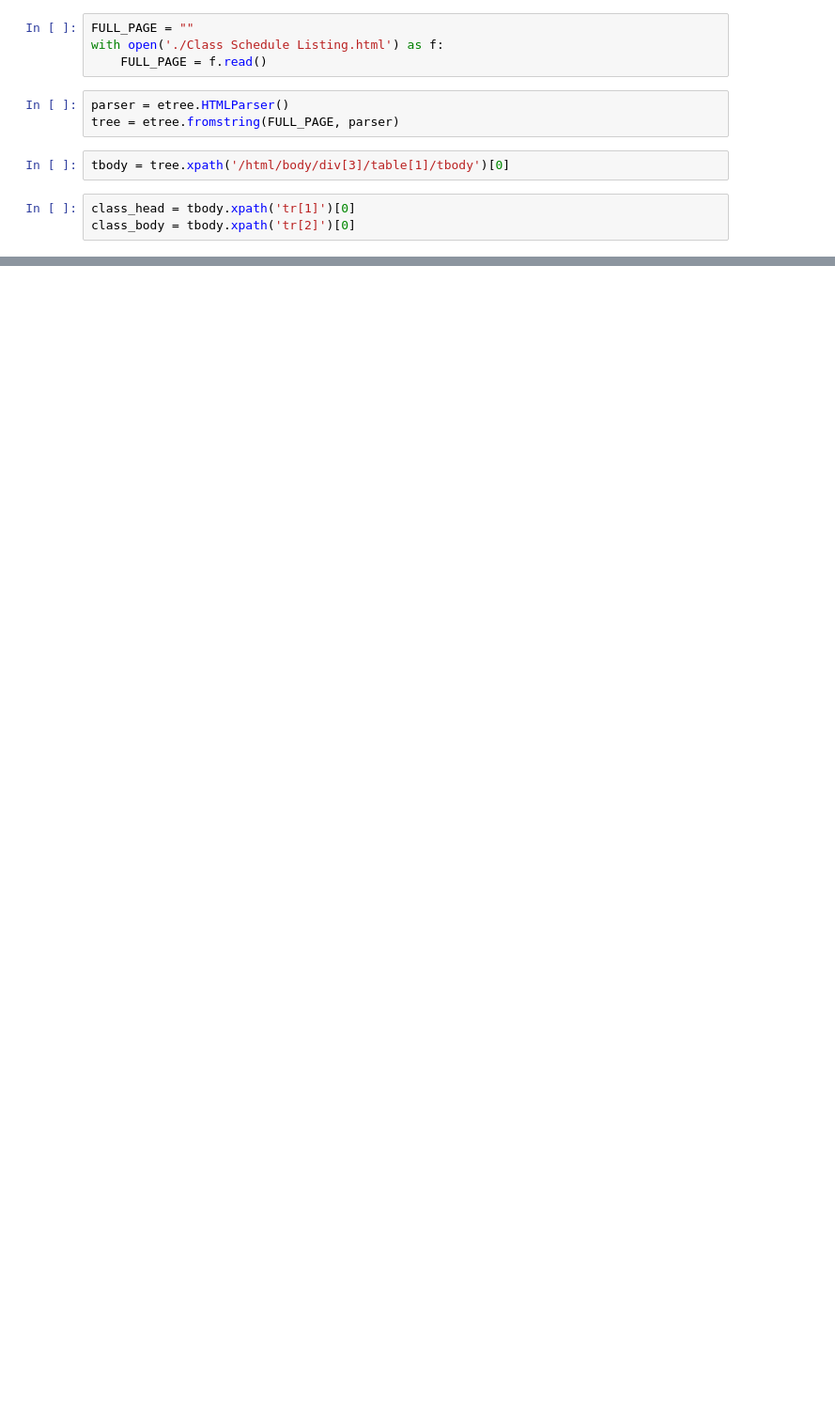
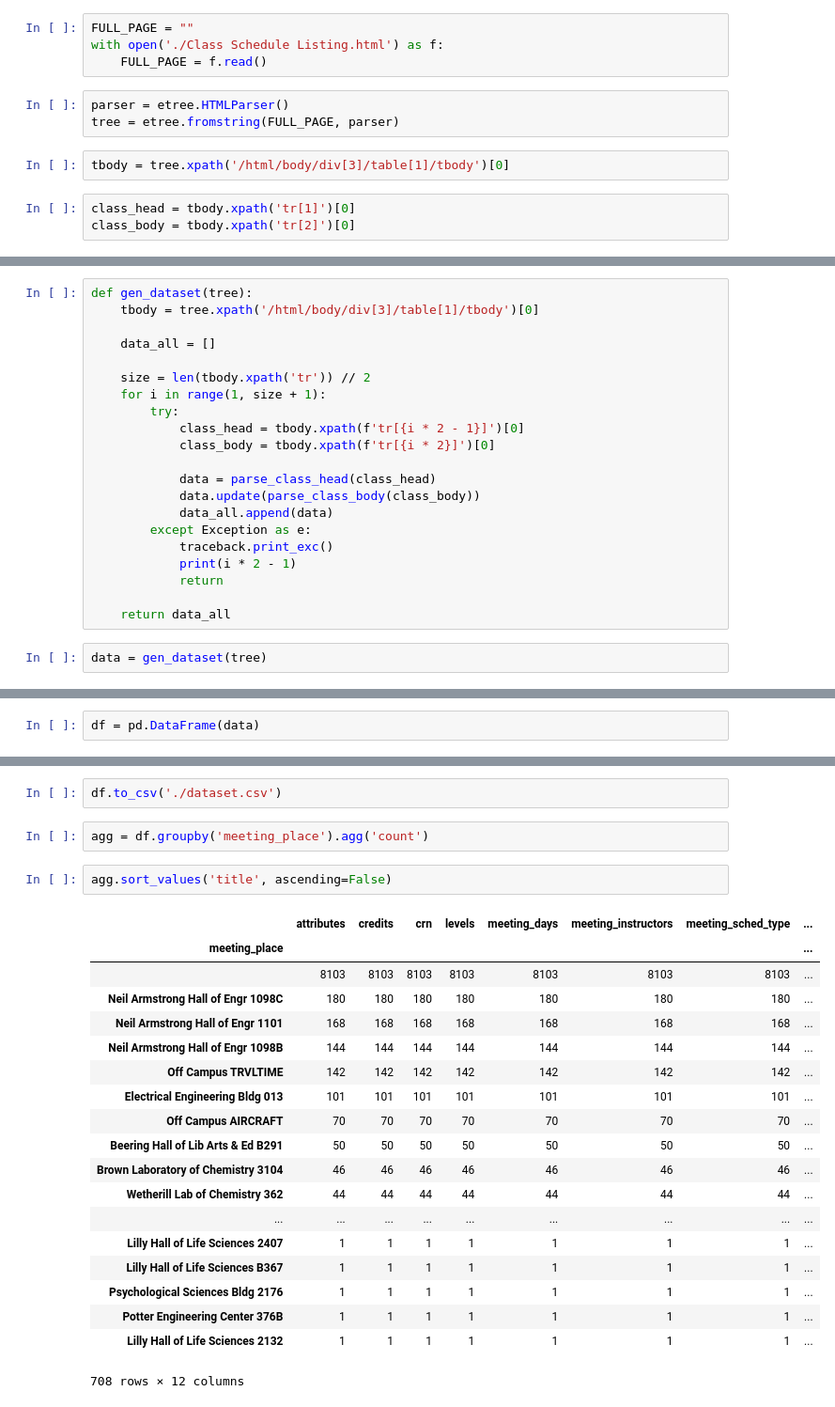
Before and after one commit to ML-Purdue/talks-and-workshops, a Jupyter notebook: 2019/Pandas and Numpy/dataset/Parse.ipynb, the cells around one changed output, grey strips where cells are left out. Shown: that part at 94% size. Cells and saved outputs as stored; diff of their text form; blank space fills up the shorter version.

```diff
--- a/2019/Pandas and Numpy/dataset/Parse.ipynb
+++ b/2019/Pandas and Numpy/dataset/Parse.ipynb
@@ -69,0 +82,23 @@ parse_class_body(class_body)
+# %%
+def gen_dataset(tree):
+    tbody = tree.xpath('/html/body/div[3]/table[1]/tbody')[0]
+
+    data_all = []
+
+    size = len(tbody.xpath('tr')) // 2
+    for i in range(1, size + 1):
+        try:
+            class_head = tbody.xpath(f'tr[{i * 2 - 1}]')[0]
+            class_body = tbody.xpath(f'tr[{i * 2}]')[0]
+
+            data = parse_class_head(class_head)
+            data.update(parse_class_body(class_body))
+            data_all.append(data)
+        except Exception as e:
+            traceback.print_exc()
+            print(i * 2 - 1)
+            return
+
+    return data_all
+# %%
+data = gen_dataset(tree)
@@ -69,0 +130,2 @@ parse_class_body(class_body)
+# %%
+df = pd.DataFrame(data)
@@ -69,0 +152,26 @@ parse_class_body(class_body)
+# %%
+df.to_csv('./dataset.csv')
+# %%
+agg = df.groupby('meeting_place').agg('count')
+# %%
+agg.sort_values('title', ascending=False)
+# %% [output]
+|  | attributes | credits | crn | levels | meeting_days | meeting_instructors | meeting_sched_type | ... |
+| meeting_place |  |  |  |  |  |  |  | ... |
+|  | 8103 | 8103 | 8103 | 8103 | 8103 | 8103 | 8103 | ... |
+| Neil Armstrong Hall of Engr 1098C | 180 | 180 | 180 | 180 | 180 | 180 | 180 | ... |
+| Neil Armstrong Hall of Engr 1101 | 168 | 168 | 168 | 168 | 168 | 168 | 168 | ... |
+| Neil Armstrong Hall of Engr 1098B | 144 | 144 | 144 | 144 | 144 | 144 | 144 | ... |
+| Off Campus TRVLTIME | 142 | 142 | 142 | 142 | 142 | 142 | 142 | ... |
+| Electrical Engineering Bldg 013 | 101 | 101 | 101 | 101 | 101 | 101 | 101 | ... |
+| Off Campus AIRCRAFT | 70 | 70 | 70 | 70 | 70 | 70 | 70 | ... |
+| Beering Hall of Lib Arts & Ed B291 | 50 | 50 | 50 | 50 | 50 | 50 | 50 | ... |
+| Brown Laboratory of Chemistry 3104 | 46 | 46 | 46 | 46 | 46 | 46 | 46 | ... |
+| Wetherill Lab of Chemistry 362 | 44 | 44 | 44 | 44 | 44 | 44 | 44 | ... |
+| ... | ... | ... | ... | ... | ... | ... | ... | ... |
+| Lilly Hall of Life Sciences 2407 | 1 | 1 | 1 | 1 | 1 | 1 | 1 | ... |
+| Lilly Hall of Life Sciences B367 | 1 | 1 | 1 | 1 | 1 | 1 | 1 | ... |
+| Psychological Sciences Bldg 2176 | 1 | 1 | 1 | 1 | 1 | 1 | 1 | ... |
+| Potter Engineering Center 376B | 1 | 1 | 1 | 1 | 1 | 1 | 1 | ... |
+| Lilly Hall of Life Sciences 2132 | 1 | 1 | 1 | 1 | 1 | 1 | 1 | ... |
+708 rows × 12 columns
```
Also changed, not shown: parts of 19 cells of this notebook, 3 other files.
